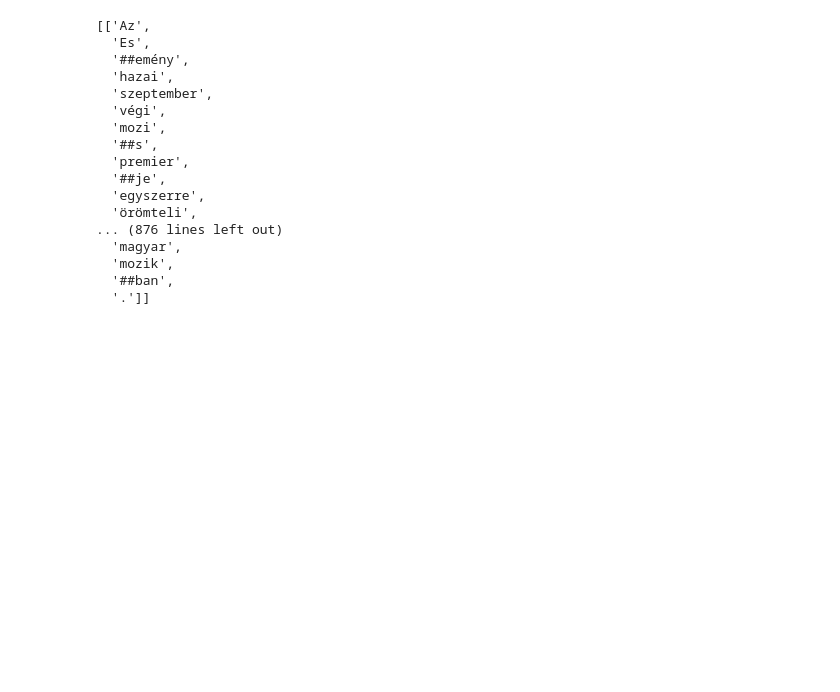
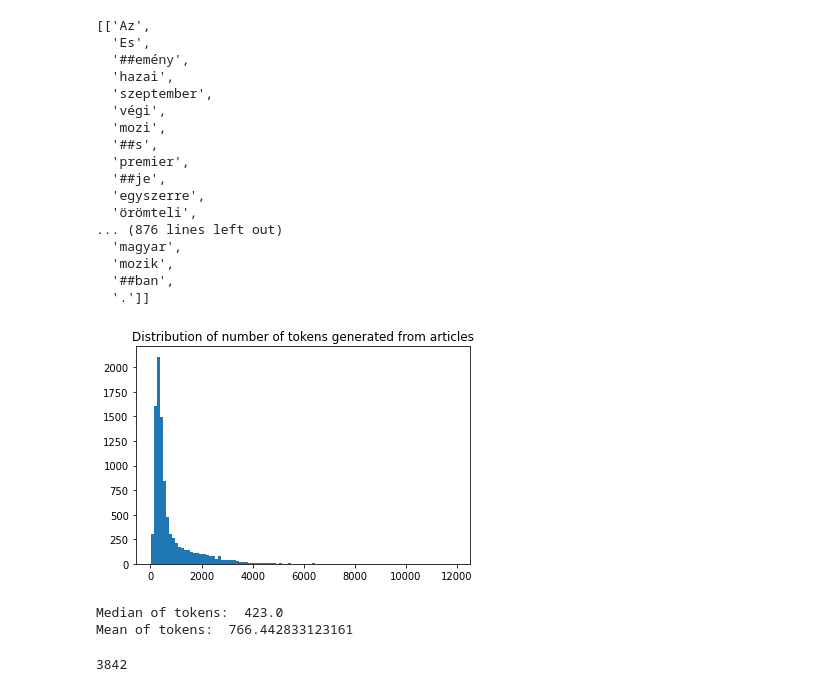
Before and after one commit to konderal333/HGT-2022-EmDomArDon, a Jupyter notebook: tokenizer.ipynb, the cells around one changed output. Cells and saved outputs as stored; diff of their text form; code cells hidden in the pictures; blank space fills up the shorter version.

```diff
--- a/tokenizer.ipynb
+++ b/tokenizer.ipynb
@@ -105,3 +111,32 @@ dict_of_tokens[df.Title[0].strip()]
   'mozik',
   '##ban',
   '.']]
+# %%
+# Some basic statistics about the number of tokens
+import matplotlib.pyplot as plt
+import statistics
+
+number_of_tokens_all = []
+
+for tokens in dict_of_tokens.values():
+  length = 0
+  for lists in tokens:
+    length += len(lists)
+  number_of_tokens_all.append(length)
+# %%
+plt.hist(number_of_tokens_all, bins=100, density=False)
+plt.title('Distribution of number of tokens generated from articles')
+plt.show()
+# %% [output]
+[figure, added]
+# %%
+print("Median of tokens: ", statistics.median(number_of_tokens_all))
+print("Mean of tokens: ", statistics.mean(number_of_tokens_all))
+# %% [output]
+Median of tokens:  423.0
+Mean of tokens:  766.442833123161
+# %%
+# number of articles with tokens more that 510:
+print(np.sum(np.asarray(number_of_tokens_all) > 510))
+# %% [output]
+3842
```
Also changed, not shown: parts of 5 cells of this notebook.
